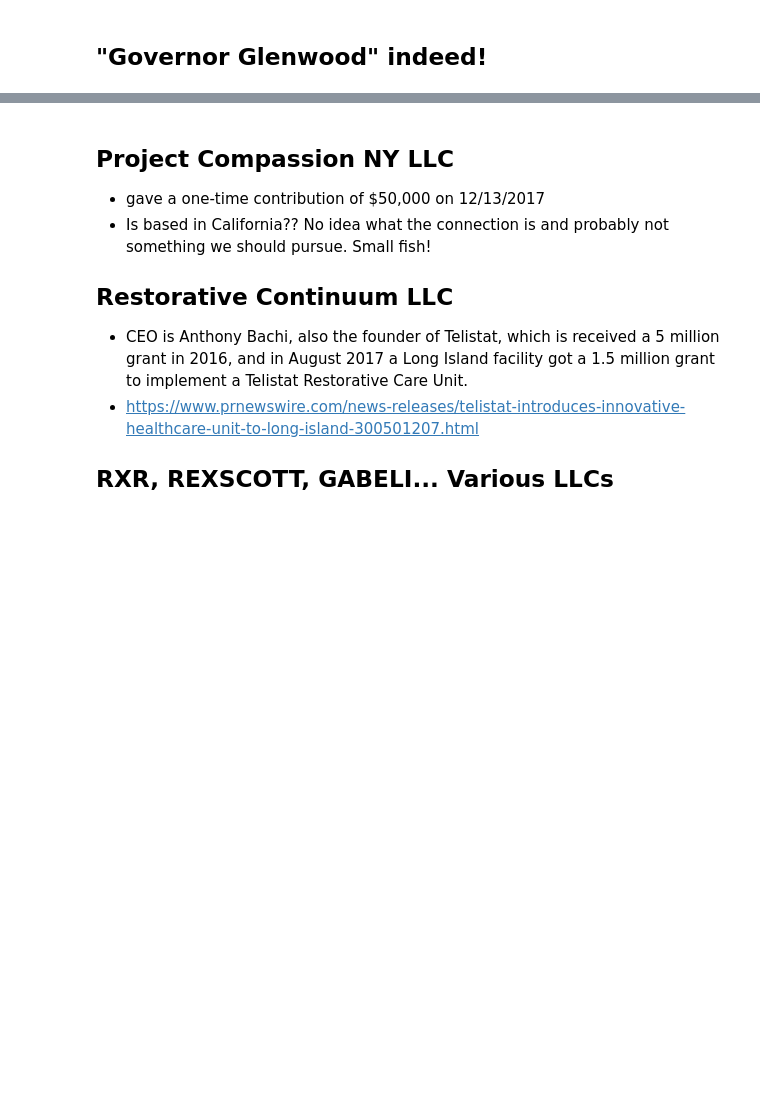
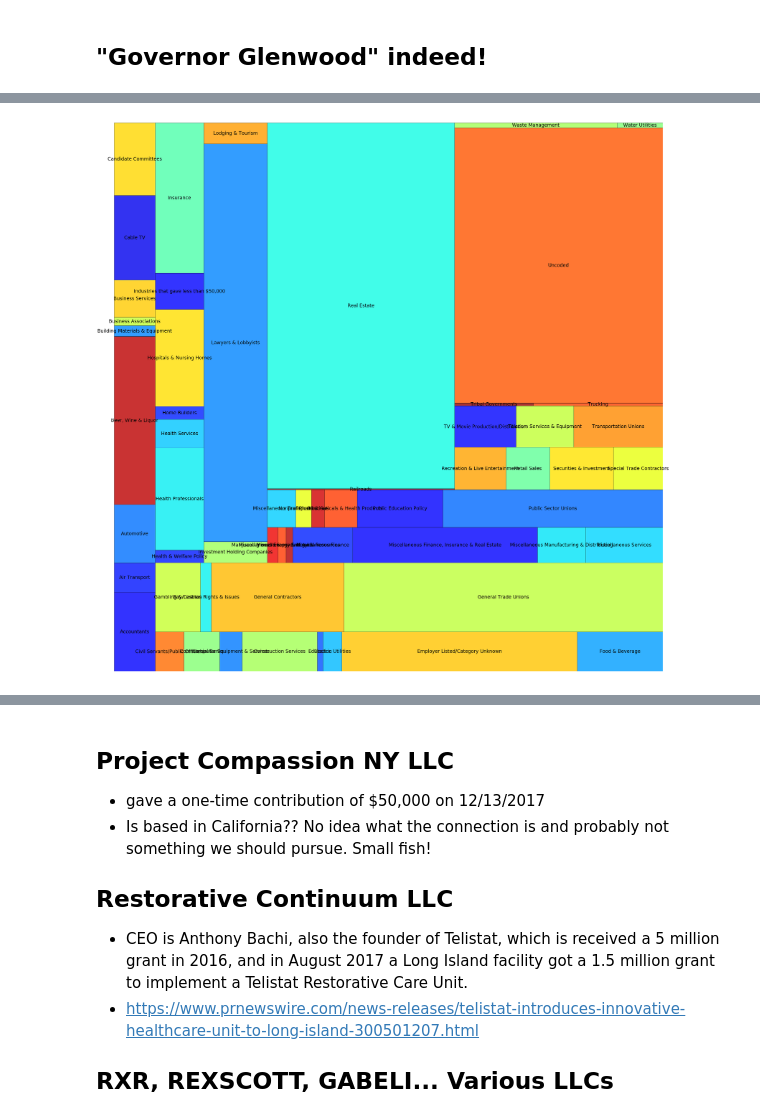
Before and after one commit to kromreig/warchest_cuomo_indy, a Jupyter notebook: Cuomo_Campaign_Finance.ipynb, the cells around one changed output, grey strips where cells are left out. Saved outputs shown, nothing was run; the diff lists cells and outputs as text; code cells hidden in the pictures; blank space fills up the shorter version.

```diff
--- a/Cuomo_Campaign_Finance.ipynb
+++ b/Cuomo_Campaign_Finance.ipynb
@@ -556,0 +639,13 @@ plt.show()
+# %%
+squares = merged.groupby('General_Industry')['Amount_boe'].sum().reset_index()
+
+#Squarify does not like division by zero
+squares.loc[squares['Amount_boe']<25000, 'General_Industry']='Industries that gave less than $50,000'
+squares = squares.groupby('General_Industry')['Amount_boe'].sum().reset_index()
+
+plt.figure(figsize=(50,50))
+squarify.plot(sizes=squares['Amount_boe'], label=squares['General_Industry'], alpha=.8 )
+plt.axis('off')
+plt.show()
+# %% [output]
+[figure, added]
```
Also changed, not shown: parts of 71 cells of this notebook.
